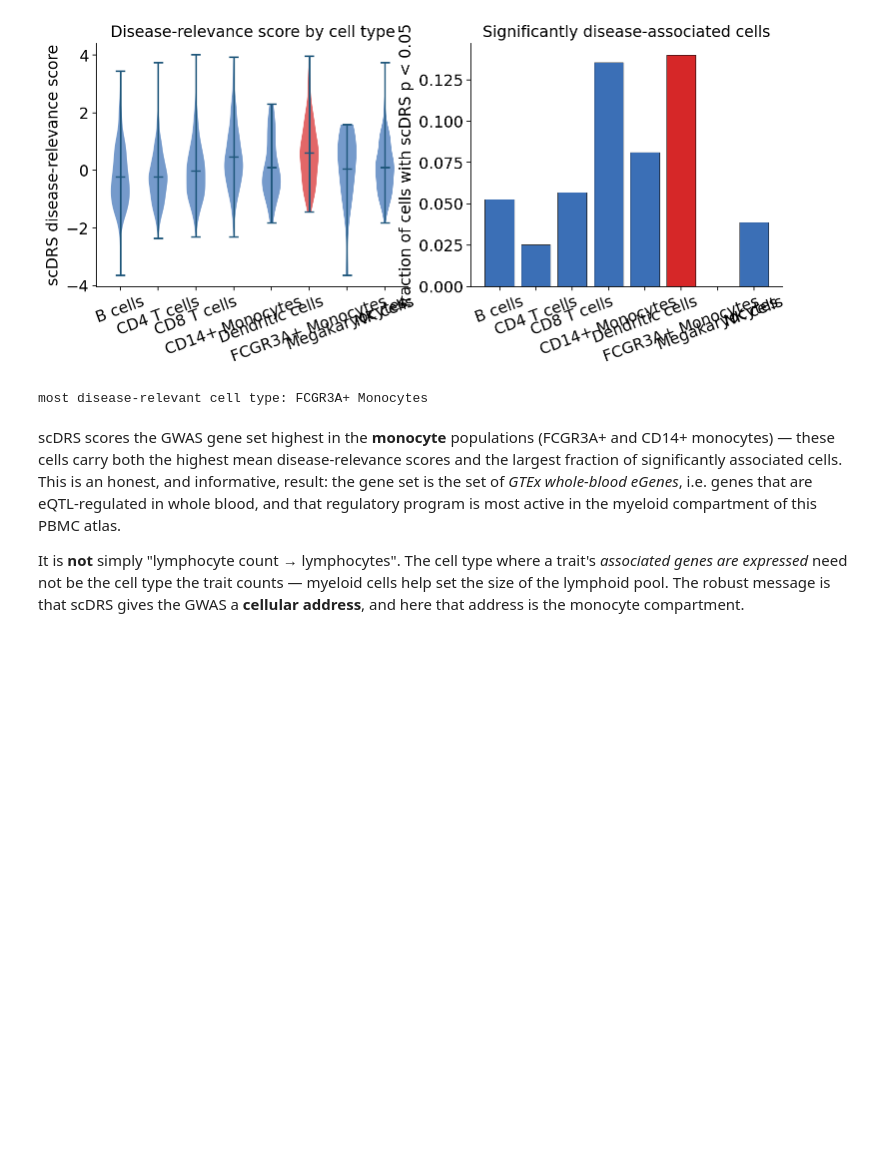
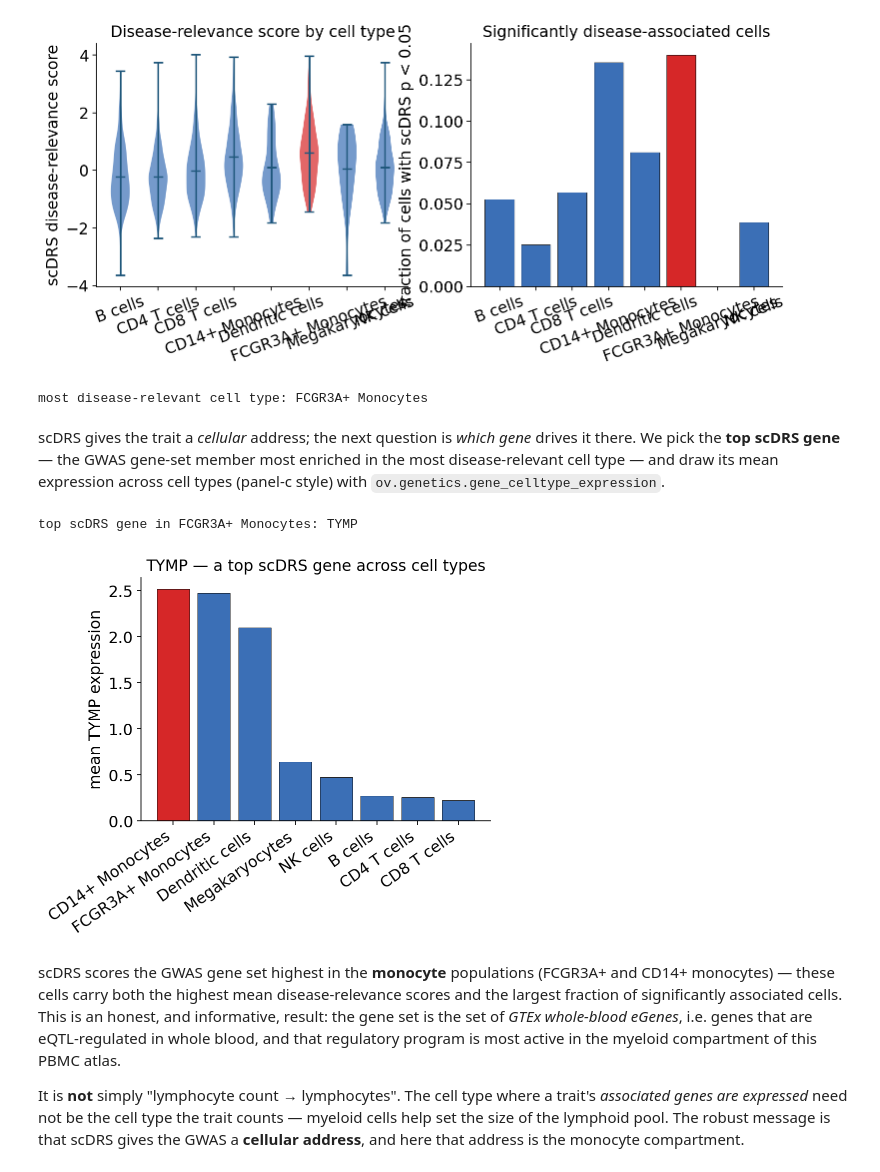
Before and after one commit to DBinary/omicverse-tutorials, a Jupyter notebook: docs/Tutorials-genetics/t_genetics_02_functional_followup.ipynb, the cells around one changed output. Saved outputs shown, nothing was run; the diff lists cells and outputs as text; code cells hidden in the pictures; blank space fills up the shorter version.

```diff
--- a/docs/Tutorials-genetics/t_genetics_02_functional_followup.ipynb
+++ b/docs/Tutorials-genetics/t_genetics_02_functional_followup.ipynb
@@ -611,6 +672,32 @@ print(f"most disease-relevant cell type: {by_ct.index[0]}")
 # %% [output]
 [figure]
 most disease-relevant cell type: FCGR3A+ Monocytes
+# %% [markdown]
+scDRS gives the trait a *cellular* address; the next question is *which
+gene* drives it there. We pick the **top scDRS gene** — the GWAS
+gene-set member most enriched in the most disease-relevant cell type —
+and draw its mean expression across cell types (panel-c style) with
+`ov.genetics.gene_celltype_expression`.
+# %%
+# Top scDRS gene: the GWAS-set gene most specific to the lead cell type.
+top_ct = by_ct.index[0]
+ct_mask = (scrna.obs["cell_type"] == top_ct).to_numpy()
+gene_spec = {
+    g: float(scrna[ct_mask, g].X.mean() - scrna[~ct_mask, g].X.mean())
+    for g in gwas_gene_set
+}
+top_scdrs_gene = max(gene_spec, key=gene_spec.get)
+print(f"top scDRS gene in {top_ct}: {top_scdrs_gene}")
+# %% [output]
+top scDRS gene in FCGR3A+ Monocytes: TYMP
+# %%
+ov.genetics.gene_celltype_expression(
+    scrna, top_scdrs_gene, cell_type="cell_type",
+    title=f"{top_scdrs_gene} — a top scDRS gene across cell types",
+)
+plt.show()
+# %% [output]
+[figure, added]
 # %% [markdown]
 scDRS scores the GWAS gene set highest in the **monocyte** populations
 (FCGR3A+ and CD14+ monocytes) — these cells carry both the highest mean
```
Also changed, not shown: parts of 5 cells of this notebook, 1 other file.
